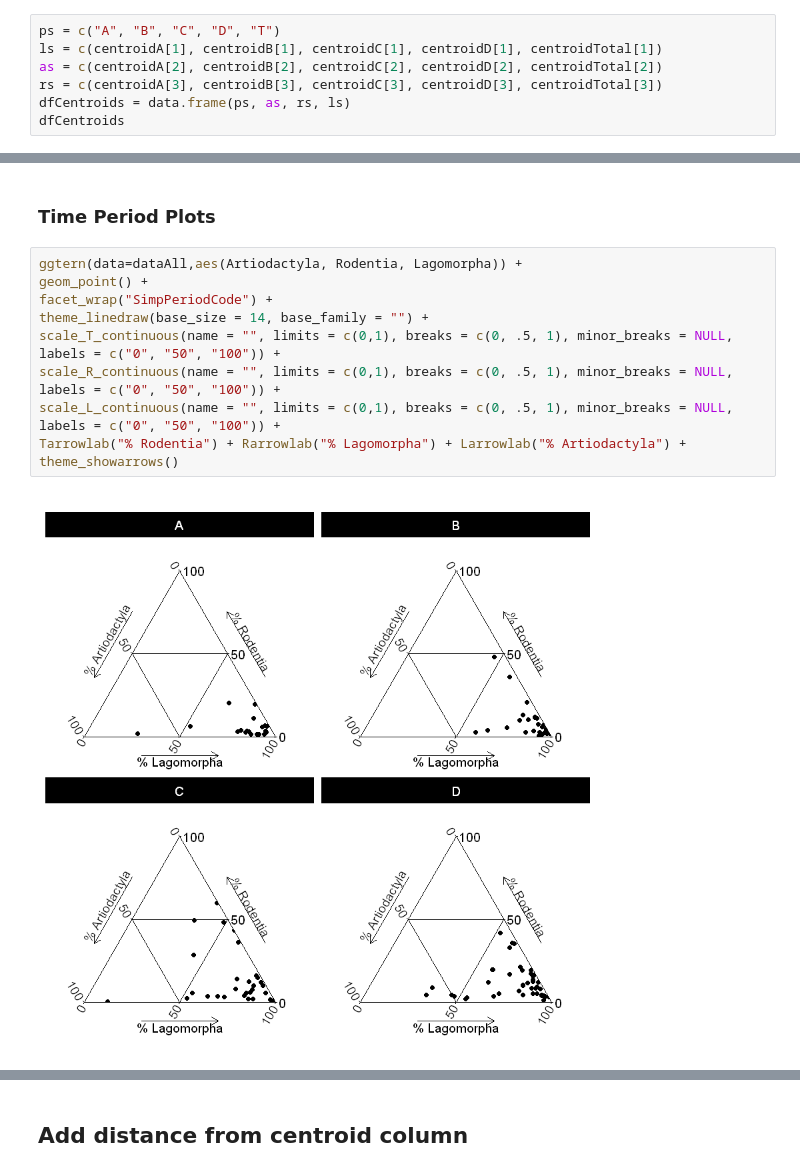
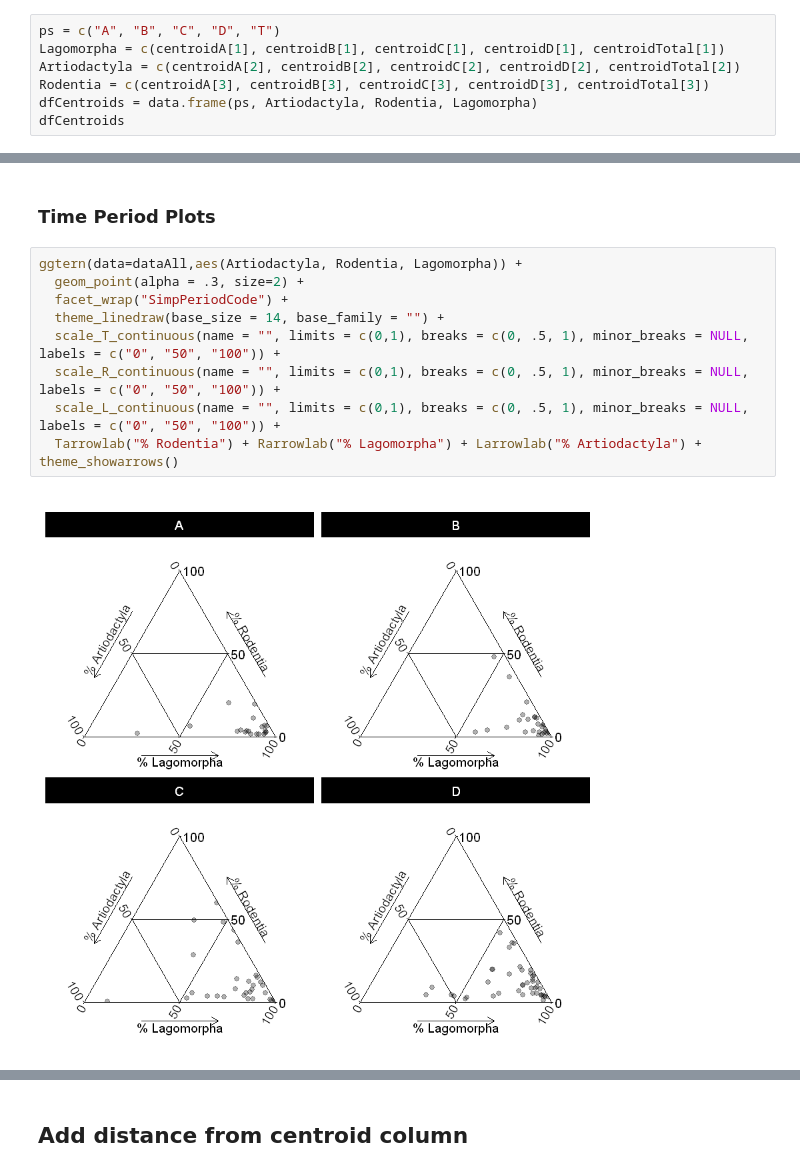
Before and after one commit to josephbeaver/TernaryEuclidean, a Jupyter notebook: Hohokam Data Analysis.ipynb, the cells around one changed output, grey strips where cells are left out. Cells and saved outputs as stored; diff of their text form.

```diff
--- a/Hohokam Data Analysis.ipynb
+++ b/Hohokam Data Analysis.ipynb
@@ -87,8 +95,8 @@ Tarrowlab("% Rodentia") + Rarrowlab("% Lagomorpha") + Larrowlab("% Artiodactyla"
 # %%
 ps = c("A", "B", "C", "D", "T")
-ls = c(centroidA[1], centroidB[1], centroidC[1], centroidD[1], centroidTotal[1])
-as = c(centroidA[2], centroidB[2], centroidC[2], centroidD[2], centroidTotal[2])
-rs = c(centroidA[3], centroidB[3], centroidC[3], centroidD[3], centroidTotal[3])
-dfCentroids = data.frame(ps, as, rs, ls)
+Lagomorpha = c(centroidA[1], centroidB[1], centroidC[1], centroidD[1], centroidTotal[1])
+Artiodactyla = c(centroidA[2], centroidB[2], centroidC[2], centroidD[2], centroidTotal[2])
+Rodentia = c(centroidA[3], centroidB[3], centroidC[3], centroidD[3], centroidTotal[3])
+dfCentroids = data.frame(ps, Artiodactyla, Rodentia, Lagomorpha)
 dfCentroids
 # %% [output]
@@ -114,12 +136,12 @@ Tarrowlab("% Rodentia") + Rarrowlab("% Lagomorpha") + Larrowlab("% Artiodactyla"
 ### Time Period Plots
 # %%
 ggtern(data=dataAll,aes(Artiodactyla, Rodentia, Lagomorpha)) +
-geom_point() +
-facet_wrap("SimpPeriodCode") +
-theme_linedraw(base_size = 14, base_family = "") +
-scale_T_continuous(name = "", limits = c(0,1), breaks = c(0, .5, 1), minor_breaks = NULL, labels = c("0", "50", "100")) +
-scale_R_continuous(name = "", limits = c(0,1), breaks = c(0, .5, 1), minor_breaks = NULL, labels = c("0", "50", "100")) +
-scale_L_continuous(name = "", limits = c(0,1), breaks = c(0, .5, 1), minor_breaks = NULL, labels = c("0", "50", "100")) +
-Tarrowlab("% Rodentia") + Rarrowlab("% Lagomorpha") + Larrowlab("% Artiodactyla") + theme_showarrows()
+  geom_point(alpha = .3, size=2) +
+  facet_wrap("SimpPeriodCode") +
+  theme_linedraw(base_size = 14, base_family = "") +
+  scale_T_continuous(name = "", limits = c(0,1), breaks = c(0, .5, 1), minor_breaks = NULL, labels = c("0", "50", "100")) +
+  scale_R_continuous(name = "", limits = c(0,1), breaks = c(0, .5, 1), minor_breaks = NULL, labels = c("0", "50", "100")) +
+  scale_L_continuous(name = "", limits = c(0,1), breaks = c(0, .5, 1), minor_breaks = NULL, labels = c("0", "50", "100")) +
+  Tarrowlab("% Rodentia") + Rarrowlab("% Lagomorpha") + Larrowlab("% Artiodactyla") + theme_showarrows()
 # %% [output]
-[figure, old version]
+[figure, new version]
```
Also changed, not shown: parts of 11 cells of this notebook, 1 other file.
